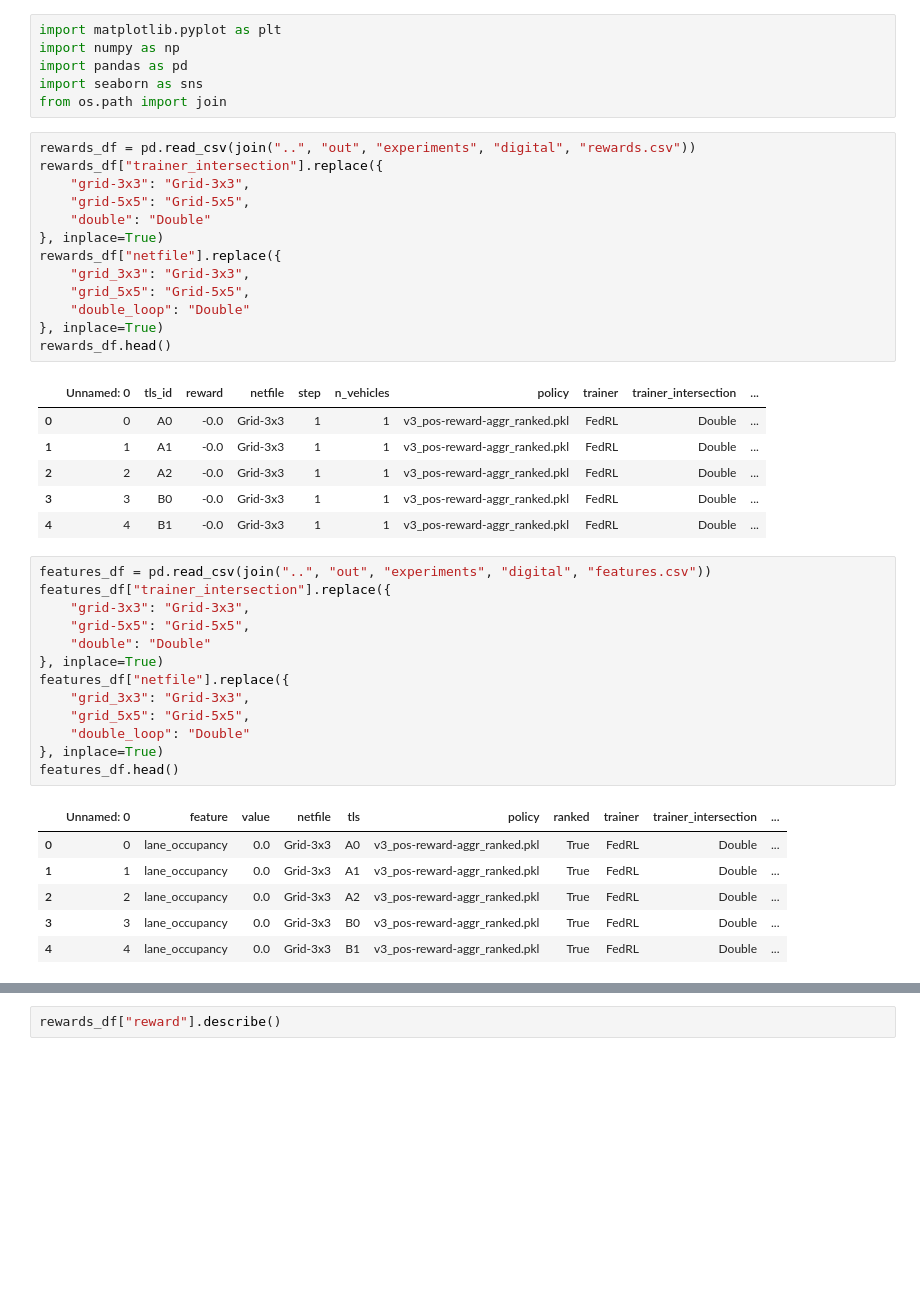
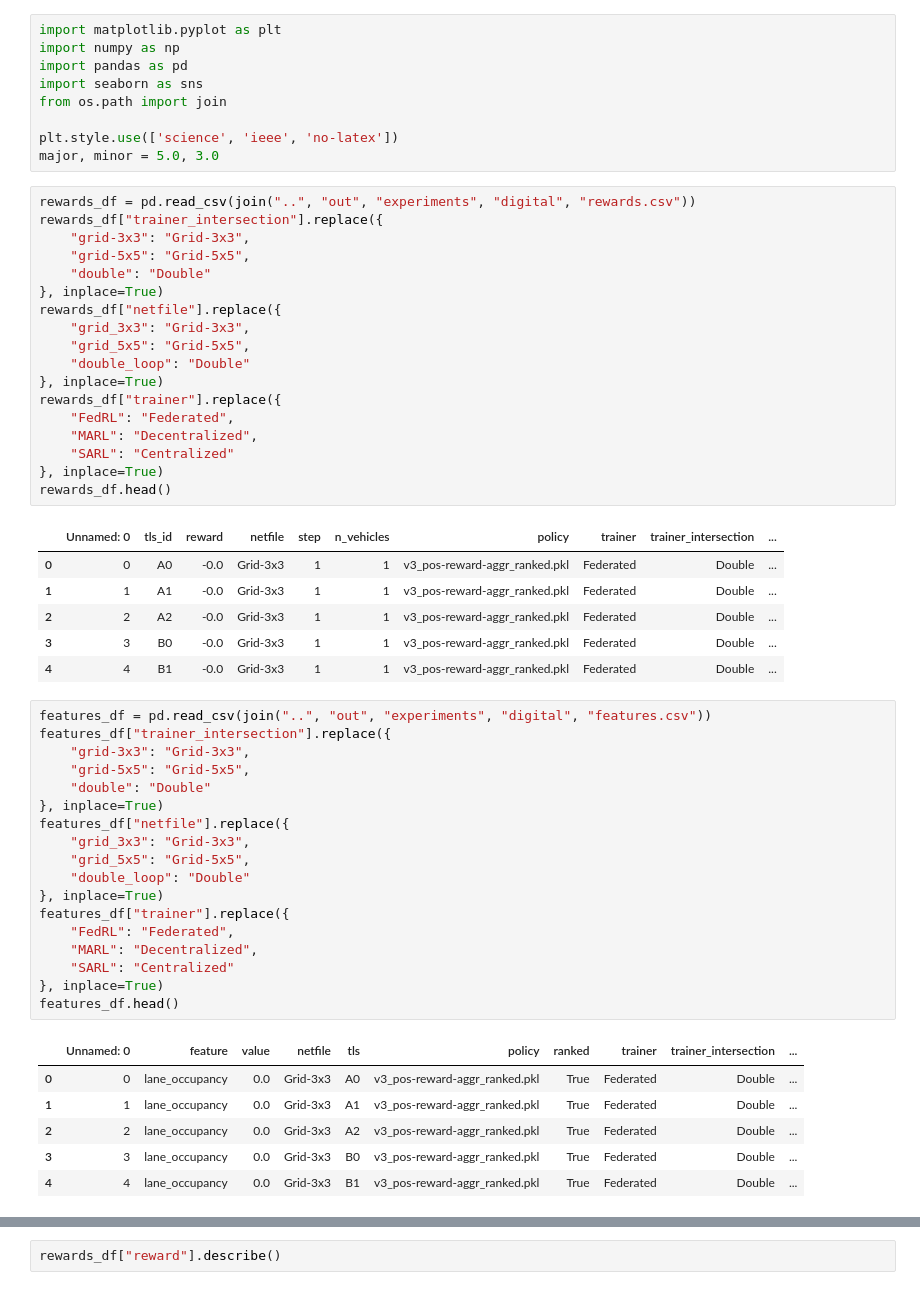
Before and after one commit to nathaniel-hudson/SUMO-FedRL, a Jupyter notebook: notebooks/Experiments Analysis.ipynb, the cells around one changed output, grey strips where cells are left out. Cells and saved outputs as stored; diff of their text form; blank space fills up the shorter version.

```diff
--- a/notebooks/Experiments Analysis.ipynb
+++ b/notebooks/Experiments Analysis.ipynb
@@ -4,26 +4,34 @@ import numpy as np
 import pandas as pd
 import seaborn as sns
 from os.path import join
+
+plt.style.use(['science', 'ieee', 'no-latex'])
+major, minor = 5.0, 3.0
 # %%
 rewards_df = pd.read_csv(join("..", "out", "experiments", "digital", "rewards.csv"))
 rewards_df["trainer_intersection"].replace({
     "grid-3x3": "Grid-3x3",
     "grid-5x5": "Grid-5x5",
     "double": "Double"
 }, inplace=True)
 rewards_df["netfile"].replace({
     "grid_3x3": "Grid-3x3",
     "grid_5x5": "Grid-5x5",
     "double_loop": "Double"
 }, inplace=True)
+rewards_df["trainer"].replace({
+    "FedRL": "Federated",
+    "MARL": "Decentralized",
+    "SARL": "Centralized"
+}, inplace=True)
 rewards_df.head()
 # %% [output]
 |  | Unnamed: 0 | tls_id | reward | netfile | step | n_vehicles | policy | trainer | trainer_intersection | ... |
-| 0 | 0 | A0 | -0.0 | Grid-3x3 | 1 | 1 | v3_pos-reward-aggr_ranked.pkl | FedRL | Double | ... |
-| 1 | 1 | A1 | -0.0 | Grid-3x3 | 1 | 1 | v3_pos-reward-aggr_ranked.pkl | FedRL | Double | ... |
-| 2 | 2 | A2 | -0.0 | Grid-3x3 | 1 | 1 | v3_pos-reward-aggr_ranked.pkl | FedRL | Double | ... |
-| 3 | 3 | B0 | -0.0 | Grid-3x3 | 1 | 1 | v3_pos-reward-aggr_ranked.pkl | FedRL | Double | ... |
-| 4 | 4 | B1 | -0.0 | Grid-3x3 | 1 | 1 | v3_pos-reward-aggr_ranked.pkl | FedRL | Double | ... |
+| 0 | 0 | A0 | -0.0 | Grid-3x3 | 1 | 1 | v3_pos-reward-aggr_ranked.pkl | Federated | Double | ... |
+| 1 | 1 | A1 | -0.0 | Grid-3x3 | 1 | 1 | v3_pos-reward-aggr_ranked.pkl | Federated | Double | ... |
+| 2 | 2 | A2 | -0.0 | Grid-3x3 | 1 | 1 | v3_pos-reward-aggr_ranked.pkl | Federated | Double | ... |
+| 3 | 3 | B0 | -0.0 | Grid-3x3 | 1 | 1 | v3_pos-reward-aggr_ranked.pkl | Federated | Double | ... |
+| 4 | 4 | B1 | -0.0 | Grid-3x3 | 1 | 1 | v3_pos-reward-aggr_ranked.pkl | Federated | Double | ... |
 # %%
 features_df = pd.read_csv(join("..", "out", "experiments", "digital", "features.csv"))
 features_df["trainer_intersection"].replace({
@@ -36,14 +44,19 @@ features_df["netfile"].replace({
     "grid_5x5": "Grid-5x5",
     "double_loop": "Double"
 }, inplace=True)
+features_df["trainer"].replace({
+    "FedRL": "Federated",
+    "MARL": "Decentralized",
+    "SARL": "Centralized"
+}, inplace=True)
 features_df.head()
 # %% [output]
 |  | Unnamed: 0 | feature | value | netfile | tls | policy | ranked | trainer | trainer_intersection | ... |
-| 0 | 0 | lane_occupancy | 0.0 | Grid-3x3 | A0 | v3_pos-reward-aggr_ranked.pkl | True | FedRL | Double | ... |
-| 1 | 1 | lane_occupancy | 0.0 | Grid-3x3 | A1 | v3_pos-reward-aggr_ranked.pkl | True | FedRL | Double | ... |
-| 2 | 2 | lane_occupancy | 0.0 | Grid-3x3 | A2 | v3_pos-reward-aggr_ranked.pkl | True | FedRL | Double | ... |
-| 3 | 3 | lane_occupancy | 0.0 | Grid-3x3 | B0 | v3_pos-reward-aggr_ranked.pkl | True | FedRL | Double | ... |
-| 4 | 4 | lane_occupancy | 0.0 | Grid-3x3 | B1 | v3_pos-reward-aggr_ranked.pkl | True | FedRL | Double | ... |
+| 0 | 0 | lane_occupancy | 0.0 | Grid-3x3 | A0 | v3_pos-reward-aggr_ranked.pkl | True | Federated | Double | ... |
+| 1 | 1 | lane_occupancy | 0.0 | Grid-3x3 | A1 | v3_pos-reward-aggr_ranked.pkl | True | Federated | Double | ... |
+| 2 | 2 | lane_occupancy | 0.0 | Grid-3x3 | A2 | v3_pos-reward-aggr_ranked.pkl | True | Federated | Double | ... |
+| 3 | 3 | lane_occupancy | 0.0 | Grid-3x3 | B0 | v3_pos-reward-aggr_ranked.pkl | True | Federated | Double | ... |
+| 4 | 4 | lane_occupancy | 0.0 | Grid-3x3 | B1 | v3_pos-reward-aggr_ranked.pkl | True | Federated | Double | ... |
 # %%
 sns.displot(data=rewards_df, kind="kde", col="netfile", x="reward", hue="policy", facet_kws={"sharey": False, "sharex": False})
 plt.show()
```
Also changed, not shown: parts of 4 cells of this notebook, 15 other files.
